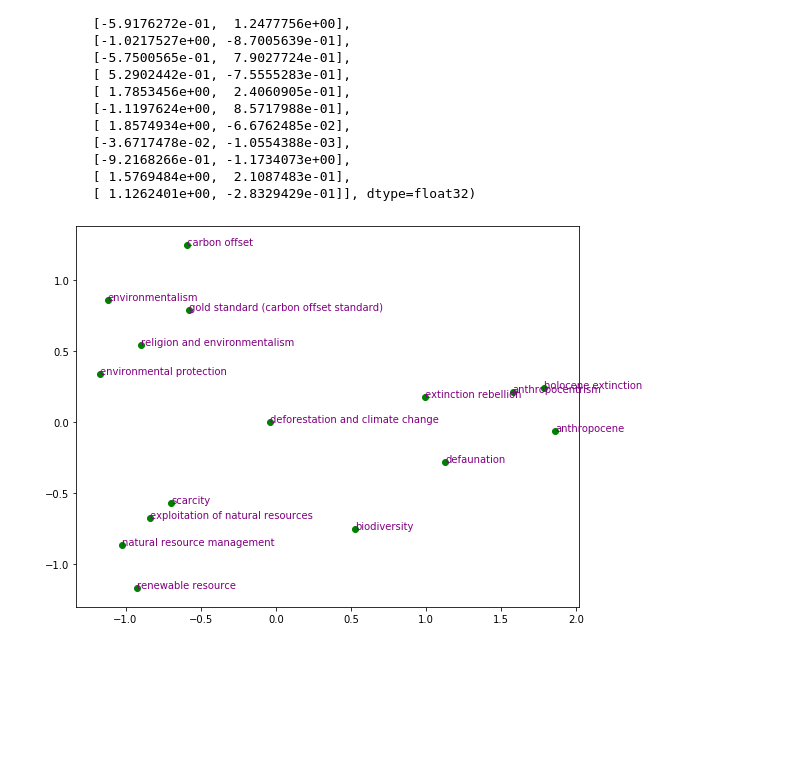
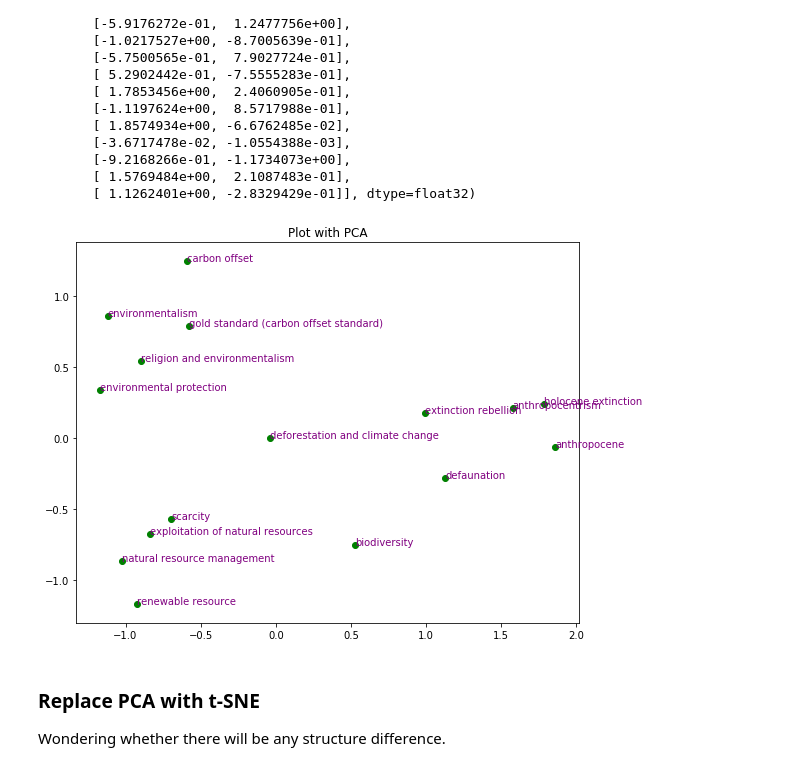
Before and after one commit to hanhanwu/Hanhan_COLAB_Experiemnts, a Jupyter notebook: Try_DeepWalk.ipynb, the cells around one changed output. Saved outputs shown, nothing was run; the diff lists cells and outputs as text; code cells hidden in the pictures; blank space fills up the shorter version.

```diff
--- a/Try_DeepWalk.ipynb
+++ b/Try_DeepWalk.ipynb
@@ -243,10 +243,15 @@ array([[ 9.9444389e-01,  1.7476518e-01],
 # %%
 plt.figure(figsize=(9, 7))
 
 plt.scatter(output_2d[:, 0], output_2d[:, 1], color='g')
 for i,  sequence in enumerate(sequence_set):
   plt.annotate(sequence, xy=(output_2d[i, 0], output_2d[i, 1]), color='purple')
+  plt.title('Plot with PCA')
 
 plt.show()
 # %% [output]
-[figure, old version]
+[figure, new version]
+# %% [markdown]
+### Replace PCA with t-SNE
+
+Wondering whether there will be any structure difference.
```
Also changed, not shown: parts of 2 cells of this notebook.
